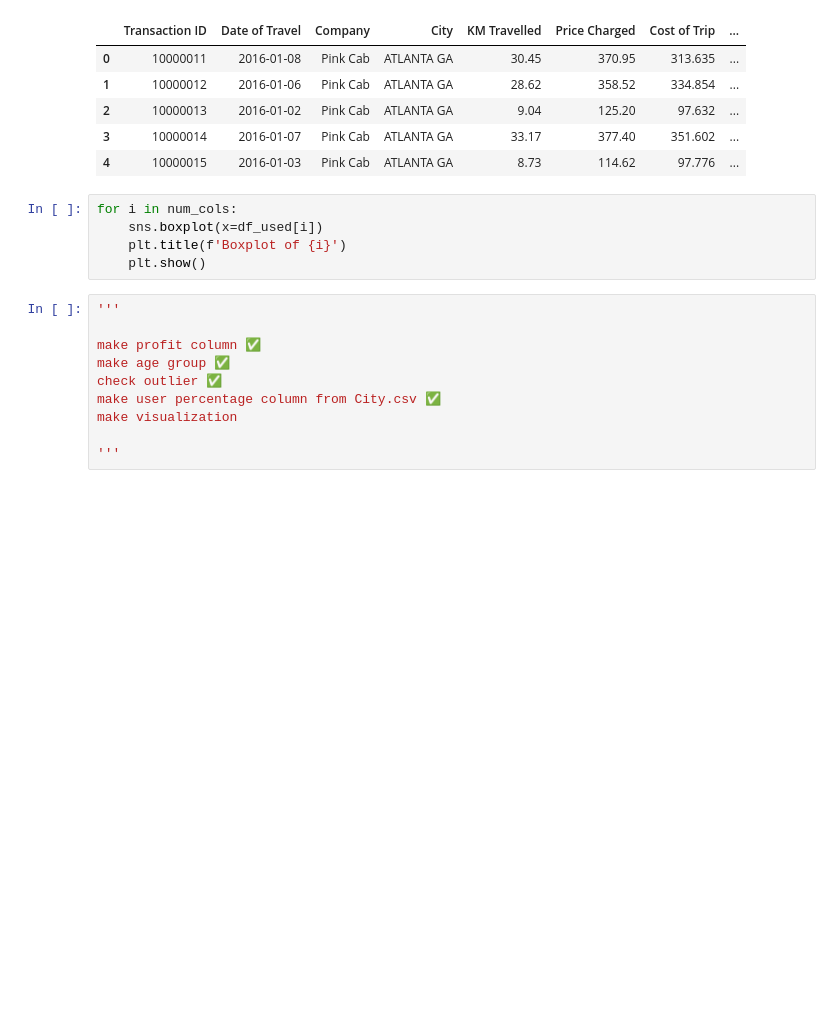
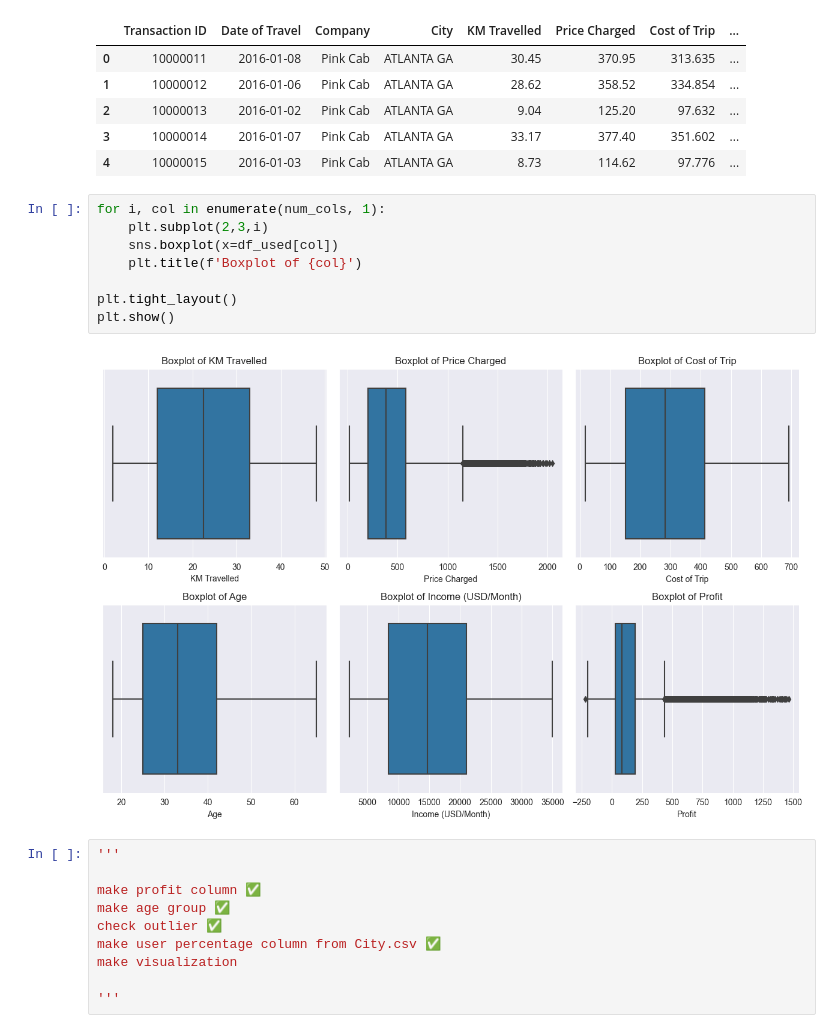
Before and after one commit to MuhammadNurilHuda/G2M-Cab-Investment, a Jupyter notebook: Data Preparation.ipynb, the cells around one changed output. Saved outputs shown, nothing was run; the diff lists cells and outputs as text; blank space fills up the shorter version.

```diff
--- a/Data Preparation.ipynb
+++ b/Data Preparation.ipynb
@@ -684,10 +761,15 @@ df_used.head()
 | 3 | 10000014 | 2016-01-07 | Pink Cab | ATLANTA GA | 33.17 | 377.40 | 351.602 | ... |
 | 4 | 10000015 | 2016-01-03 | Pink Cab | ATLANTA GA | 8.73 | 114.62 | 97.776 | ... |
 # %%
-for i in num_cols:
-    sns.boxplot(x=df_used[i])
-    plt.title(f'Boxplot of {i}')
-    plt.show()
+for i, col in enumerate(num_cols, 1):
+    plt.subplot(2,3,i)
+    sns.boxplot(x=df_used[col])
+    plt.title(f'Boxplot of {col}')
+
+plt.tight_layout()
+plt.show()
+# %% [output]
+[figure, added]
 # %%
 '''
 
```
Also changed, not shown: parts of 17 cells of this notebook.
